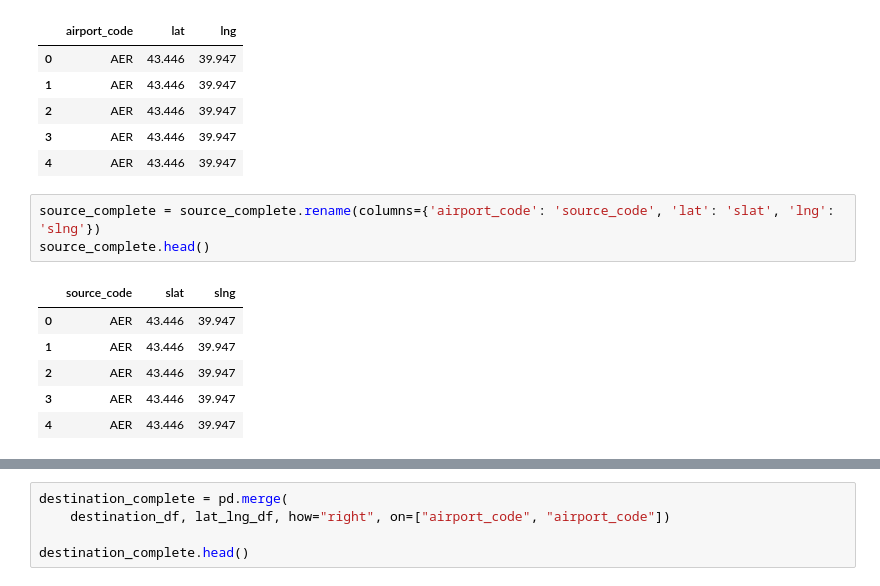
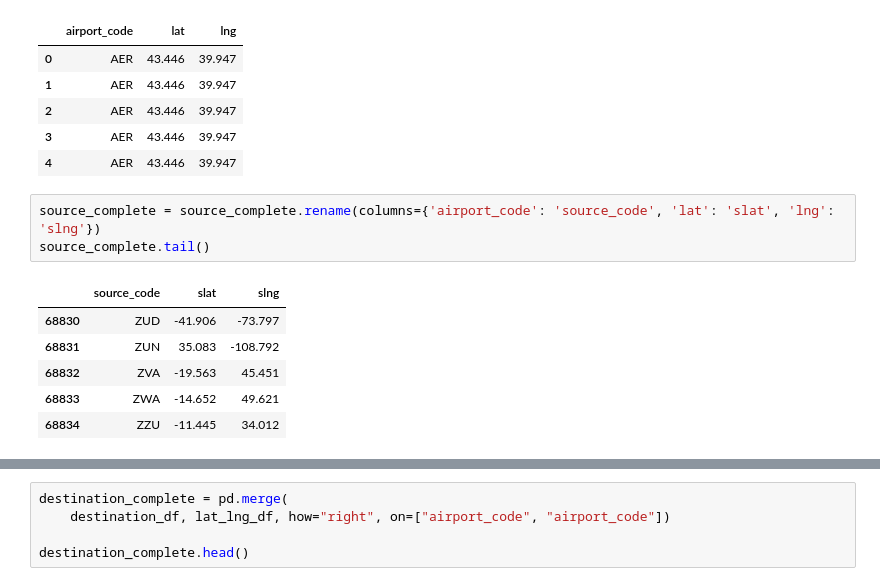
Before and after one commit to m-duval/global_airline_routes, a Jupyter notebook: global_airline_routes/global_airline_routes.ipynb, the cells around one changed output, grey strips where cells are left out. Cells and saved outputs as stored; diff of their text form.

```diff
--- a/global_airline_routes/global_airline_routes.ipynb
+++ b/global_airline_routes/global_airline_routes.ipynb
@@ -101,11 +101,11 @@ source_complete.head()
 | 4 | AER | 43.446 | 39.947 |
 # %%
 source_complete = source_complete.rename(columns={'airport_code': 'source_code', 'lat': 'slat', 'lng': 'slng'})
-source_complete.head()
+source_complete.tail()
 # %% [output]
 |  | source_code | slat | slng |
-| 0 | AER | 43.446 | 39.947 |
-| 1 | AER | 43.446 | 39.947 |
-| 2 | AER | 43.446 | 39.947 |
-| 3 | AER | 43.446 | 39.947 |
-| 4 | AER | 43.446 | 39.947 |
+| 68830 | ZUD | -41.906 | -73.797 |
+| 68831 | ZUN | 35.083 | -108.792 |
+| 68832 | ZVA | -19.563 | 45.451 |
+| 68833 | ZWA | -14.652 | 49.621 |
+| 68834 | ZZU | -11.445 | 34.012 |
```
Also changed, not shown: parts of 23 cells of this notebook, 7 other files.
